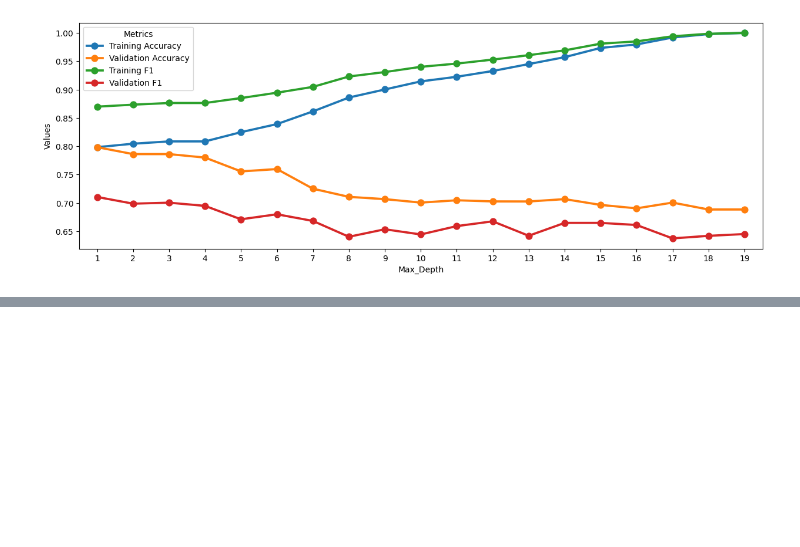
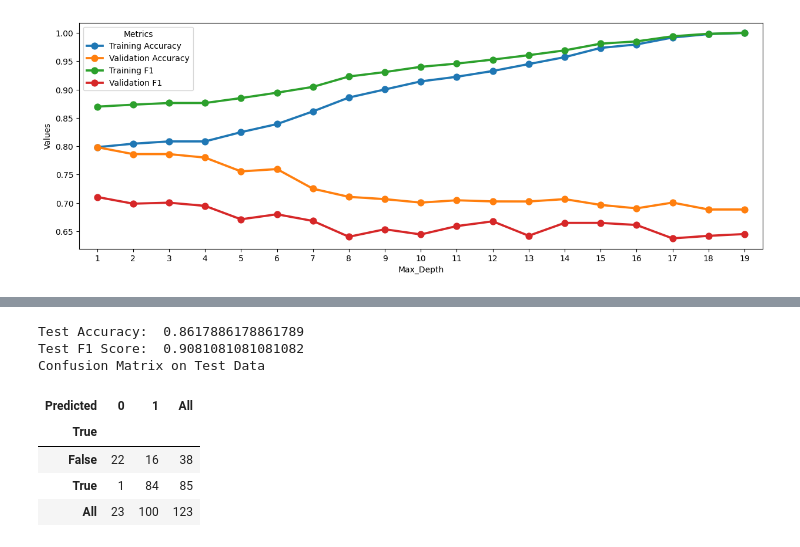
Before and after one commit to Rlenmeyer/LoanPrediction, a Jupyter notebook: LoanPrediction.ipynb, the cells around one changed output, grey strips where cells are left out. Cells and saved outputs as stored; diff of their text form; code cells hidden in the pictures; blank space fills up the shorter version.

```diff
--- a/LoanPrediction.ipynb
+++ b/LoanPrediction.ipynb
@@ -256,0 +390,17 @@ graph
+# %%
+thresh = 0.4 ### Threshold chosen from above Curves
+y_pred_test_thresh = logreg_clf.predict_proba(X_test_imp)[:,1]
+y_pred = (y_pred_test_thresh > thresh).astype(int)
+print("Test Accuracy: ",accuracy_score(y_test,y_pred))
+print("Test F1 Score: ",f1_score(y_test,y_pred))
+print("Confusion Matrix on Test Data")
+pd.crosstab(y_test, y_pred, rownames=['True'], colnames=['Predicted'], margins=True)
+# %% [output]
+Test Accuracy:  0.8617886178861789
+Test F1 Score:  0.9081081081081082
+Confusion Matrix on Test Data
+| Predicted | 0 | 1 | All |
+| True |  |  |  |
+| False | 22 | 16 | 38 |
+| True | 1 | 84 | 85 |
+| All | 23 | 100 | 123 |
```
Also changed, not shown: parts of 8 cells of this notebook.
